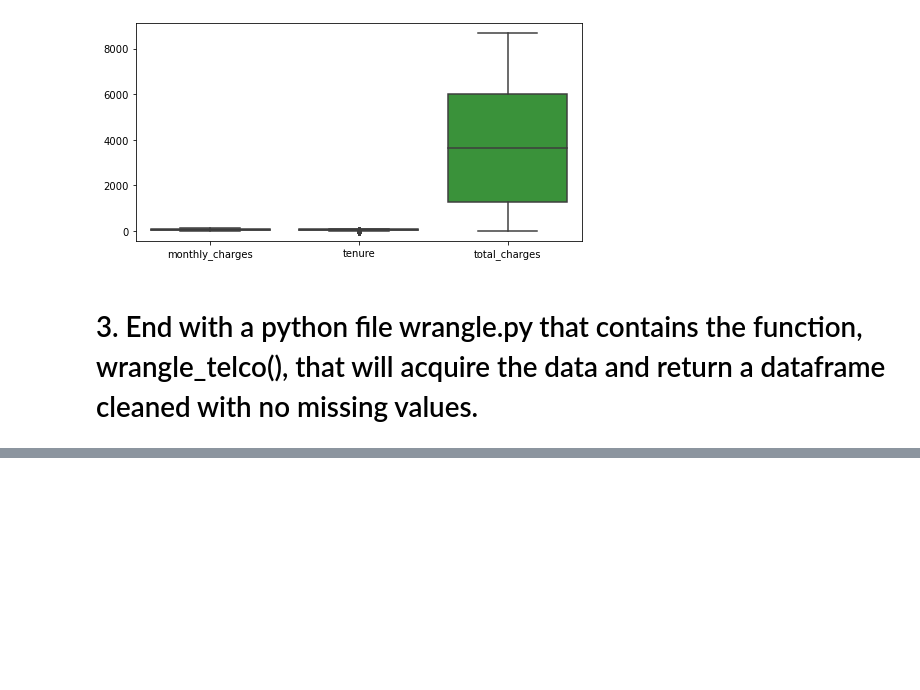
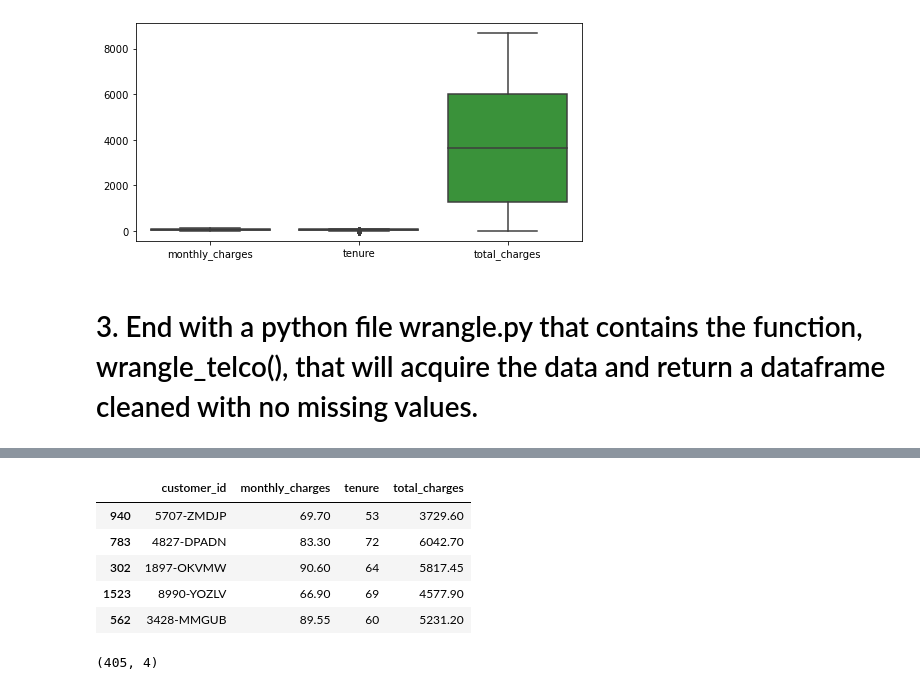
Before and after one commit to johngrinstead/regression_exercises, a Jupyter notebook: wrangle.ipynb, the cells around one changed output, grey strips where cells are left out. Drawn from its saved outputs; the diff is of its cells as text; code cells hidden in the pictures; blank space fills up the shorter version.

```diff
--- a/wrangle.ipynb
+++ b/wrangle.ipynb
@@ -212,0 +242,13 @@ memory usage: 52.7 KB
+# %%
+validate.head()
+# %% [output]
+|  | customer_id | monthly_charges | tenure | total_charges |
+| 940 | 5707-ZMDJP | 69.70 | 53 | 3729.60 |
+| 783 | 4827-DPADN | 83.30 | 72 | 6042.70 |
+| 302 | 1897-OKVMW | 90.60 | 64 | 5817.45 |
+| 1523 | 8990-YOZLV | 66.90 | 69 | 4577.90 |
+| 562 | 3428-MMGUB | 89.55 | 60 | 5231.20 |
+# %%
+validate.shape
+# %% [output]
+(405, 4)
```
Also changed, not shown: parts of 11 cells of this notebook, 2 other files.
